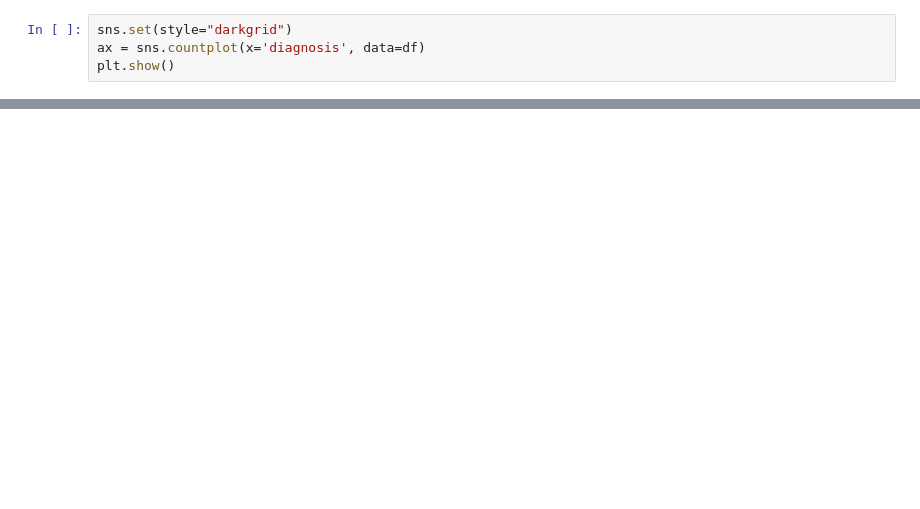
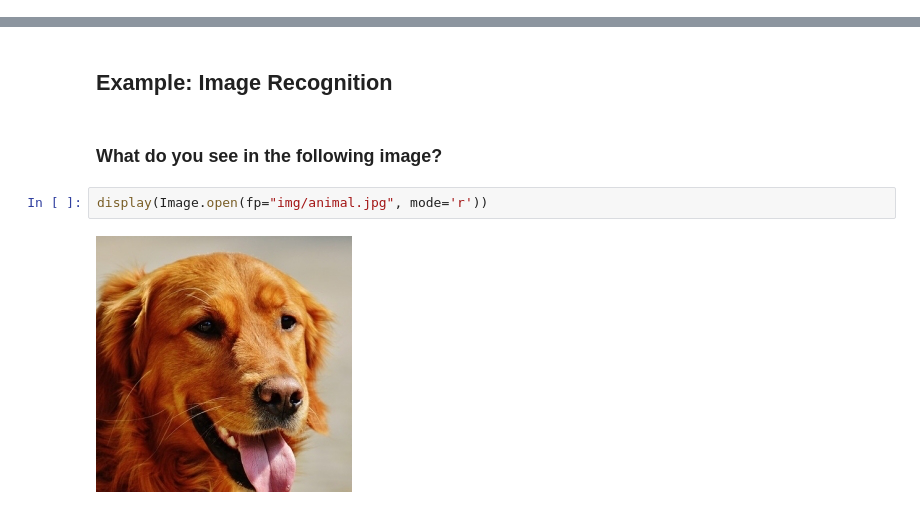
Before and after one commit to aisutd/f20-workshop-fundamentals, a Jupyter notebook: fundamentals.ipynb, the cells around one changed output, grey strips where cells are left out. Saved outputs shown, nothing was run; the diff lists cells and outputs as text; blank space fills up the shorter version.

```diff
--- a/fundamentals.ipynb
+++ b/fundamentals.ipynb
@@ -41,4 +0,0 @@ df.describe()
-# %%
-sns.set(style="darkgrid")
-ax = sns.countplot(x='diagnosis', data=df)
-plt.show()
@@ -226,0 +55,8 @@ weighted avg       0.94      0.94      0.94       171
+# %% [markdown]
+## Example: Image Recognition
+# %% [markdown]
+### What do you see in the following image?
+# %%
+display(Image.open(fp="img/animal.jpg", mode='r'))
+# %% [output]
+[figure, added]
```
Also changed, not shown: parts of 129 cells of this notebook, 8 other files.
